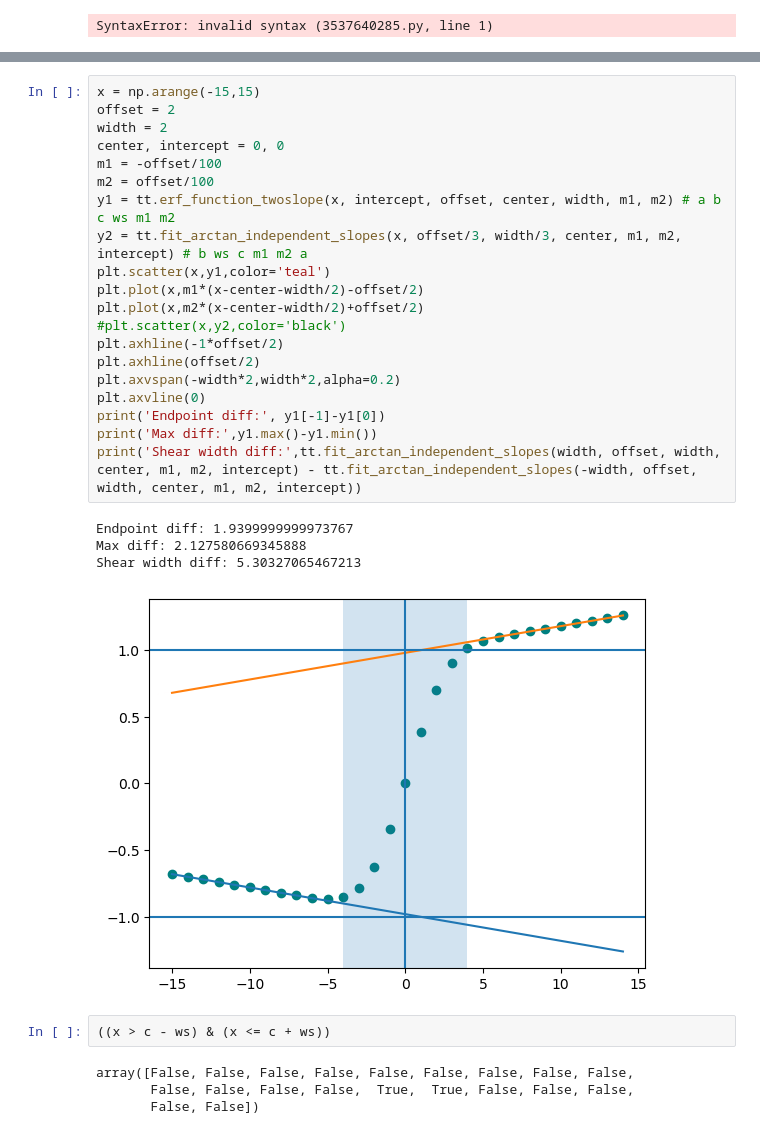
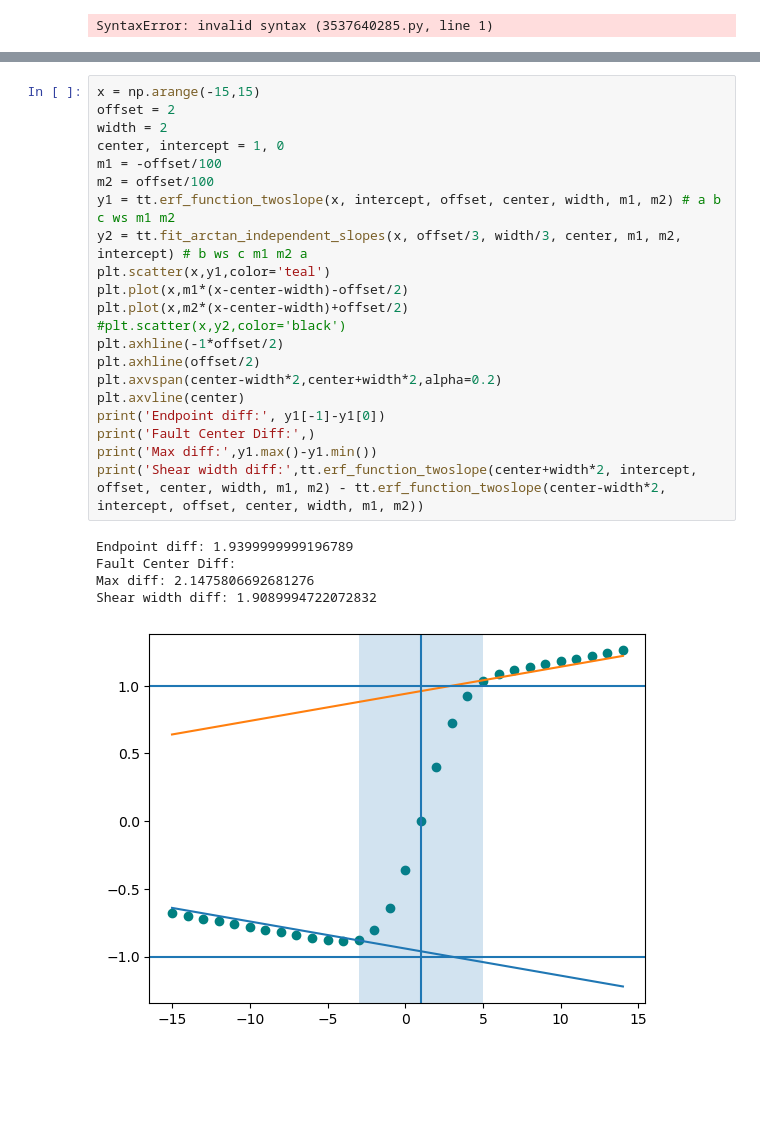
Before and after one commit to cehanagan/ImageryResources, a Jupyter notebook: Notebooks/CSAF_FigureNotebooks/ProfilesAtScale.ipynb, the cells around one changed output, grey strips where cells are left out. Cells and saved outputs as stored; diff of their text form; blank space fills up the shorter version.

```diff
--- a/Notebooks/CSAF_FigureNotebooks/ProfilesAtScale.ipynb
+++ b/Notebooks/CSAF_FigureNotebooks/ProfilesAtScale.ipynb
@@ -172,31 +924,27 @@ Saving profile fits to: /Users/chanagan/Downloads/SARProfiles_Profile5_SampleSpa
 # %%
 x = np.arange(-15,15)
 offset = 2
 width = 2
-center, intercept = 0, 0
+center, intercept = 1, 0
 m1 = -offset/100
 m2 = offset/100
 y1 = tt.erf_function_twoslope(x, intercept, offset, center, width, m1, m2) # a b c ws m1 m2
 y2 = tt.fit_arctan_independent_slopes(x, offset/3, width/3, center, m1, m2, intercept) # b ws c m1 m2 a
 plt.scatter(x,y1,color='teal')
-plt.plot(x,m1*(x-center-width/2)-offset/2)
-plt.plot(x,m2*(x-center-width/2)+offset/2)
+plt.plot(x,m1*(x-center-width)-offset/2)
+plt.plot(x,m2*(x-center-width)+offset/2)
 #plt.scatter(x,y2,color='black')
 plt.axhline(-1*offset/2)
 plt.axhline(offset/2)
-plt.axvspan(-width*2,width*2,alpha=0.2)
-plt.axvline(0)
+plt.axvspan(center-width*2,center+width*2,alpha=0.2)
+plt.axvline(center)
 print('Endpoint diff:', y1[-1]-y1[0])
+print('Fault Center Diff:',)
 print('Max diff:',y1.max()-y1.min())
-print('Shear width diff:',tt.fit_arctan_independent_slopes(width, offset, width, center, m1, m2, intercept) - tt.fit_arctan_independent_slopes(-width, offset, width, center, m1, m2, intercept))
+print('Shear width diff:',tt.erf_function_twoslope(center+width*2, intercept, offset, center, width, m1, m2) - tt.erf_function_twoslope(center-width*2, intercept, offset, center, width, m1, m2))
 # %% [output]
-Endpoint diff: 1.9399999999973767
-Max diff: 2.127580669345888
-Shear width diff: 5.30327065467213
+Endpoint diff: 1.9399999999196789
+Fault Center Diff:
+Max diff: 2.1475806692681276
+Shear width diff: 1.9089994722072832
-[figure, old version]
+[figure, new version]
-# %%
-((x > c - ws) & (x <= c + ws))
-# %% [output]
-array([False, False, False, False, False, False, False, False, False,
-       False, False, False, False,  True,  True, False, False, False,
-       False, False])
```
Also changed, not shown: parts of 18 cells of this notebook, 9 other files.
